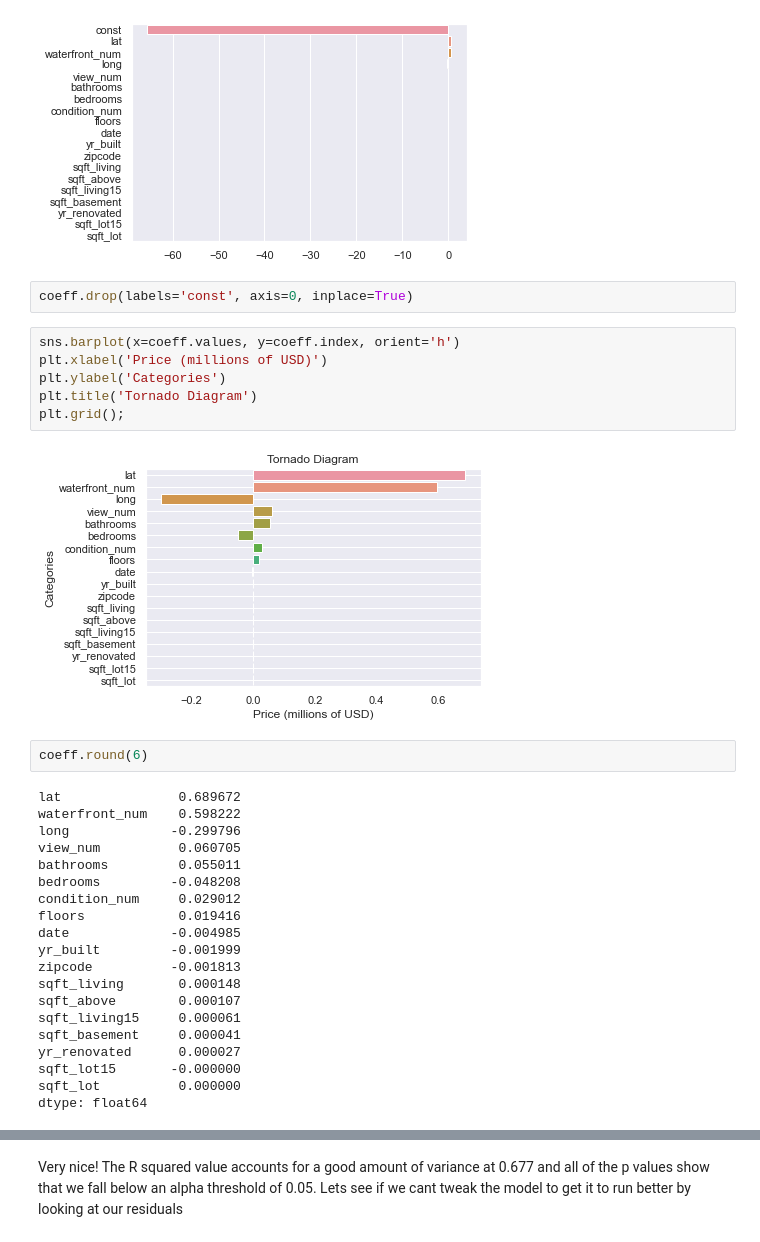
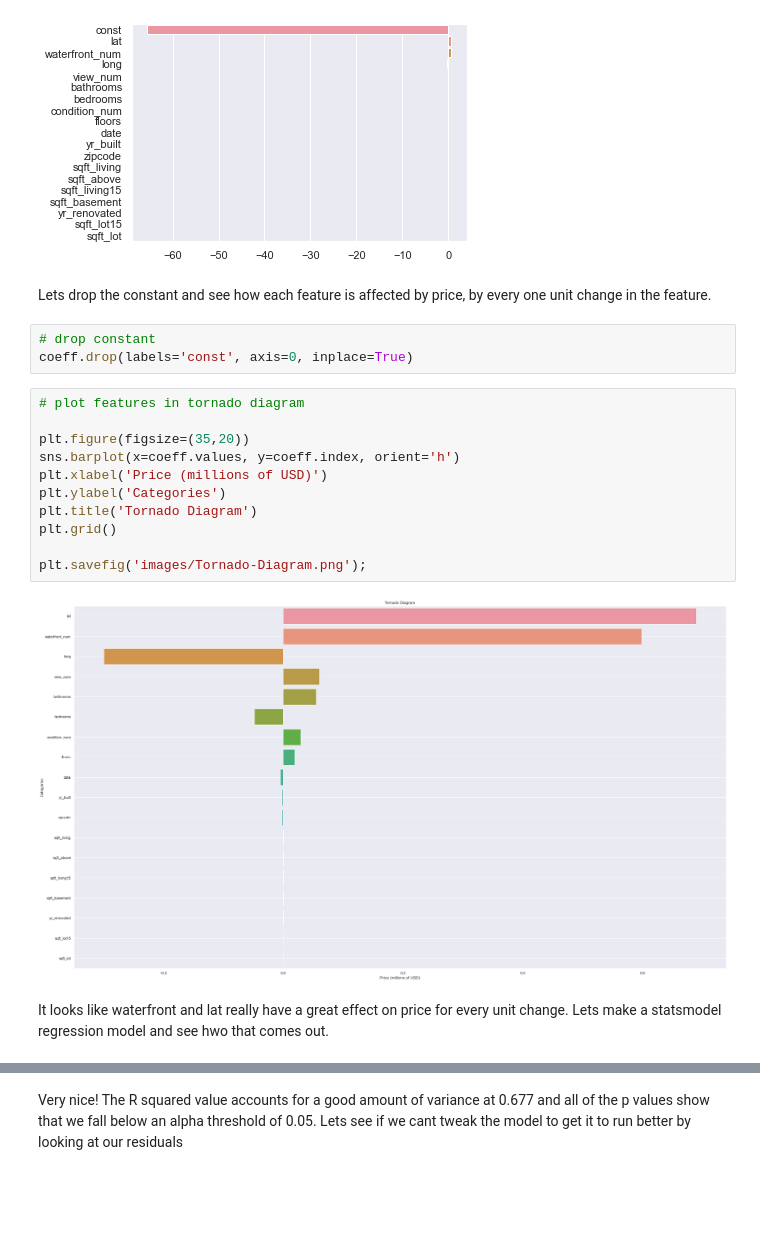
Before and after one commit to tfuger10/Reynolds-and-Klein-Home-Appraisal, a Jupyter notebook: Notebook.ipynb, the cells around one changed output, grey strips where cells are left out. Cells and saved outputs as stored; diff of their text form; blank space fills up the shorter version.

```diff
--- a/Notebook.ipynb
+++ b/Notebook.ipynb
@@ -350,38 +295,26 @@ coeff = coeff.iloc[(coeff.abs()*-1.0).argsort()]
 sns.barplot(x=coeff.values, y=coeff.index, orient='h');
 # %% [output]
 [figure]
+# %% [markdown]
+Lets drop the constant and see how each feature is affected by price, by every one unit change in the feature.
 # %%
+# drop constant
 coeff.drop(labels='const', axis=0, inplace=True)
 # %%
+# plot features in tornado diagram
+
+plt.figure(figsize=(35,20))
 sns.barplot(x=coeff.values, y=coeff.index, orient='h')
 plt.xlabel('Price (millions of USD)')
 plt.ylabel('Categories')
 plt.title('Tornado Diagram')
-plt.grid();
+plt.grid()
+
+plt.savefig('images/Tornado-Diagram.png');
 # %% [output]
-[figure, old version]
+[figure, new version]
-# %%
-coeff.round(6)
-# %% [output]
-lat               0.689672
-waterfront_num    0.598222
-long             -0.299796
-view_num          0.060705
-bathrooms         0.055011
-bedrooms         -0.048208
-condition_num     0.029012
-floors            0.019416
-date             -0.004985
-yr_built         -0.001999
-zipcode          -0.001813
-sqft_living       0.000148
-sqft_above        0.000107
-sqft_living15     0.000061
-sqft_basement     0.000041
-yr_renovated      0.000027
-sqft_lot15       -0.000000
-sqft_lot          0.000000
-dtype: float64
+# %% [markdown]
+It looks like waterfront and lat really have a great effect on price for every unit change. Lets make a statsmodel regression model and see hwo that comes out.
 # %%
 model.summary()
 # %% [output]
```
Also changed, not shown: parts of 83 cells of this notebook, 6 other files.
